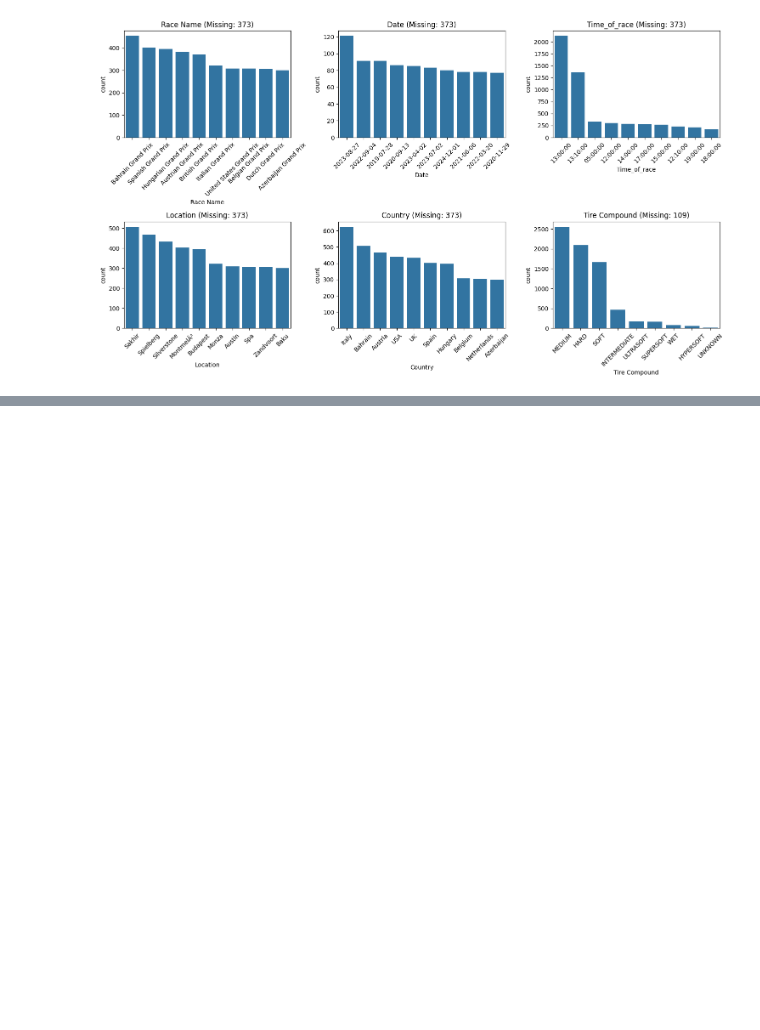
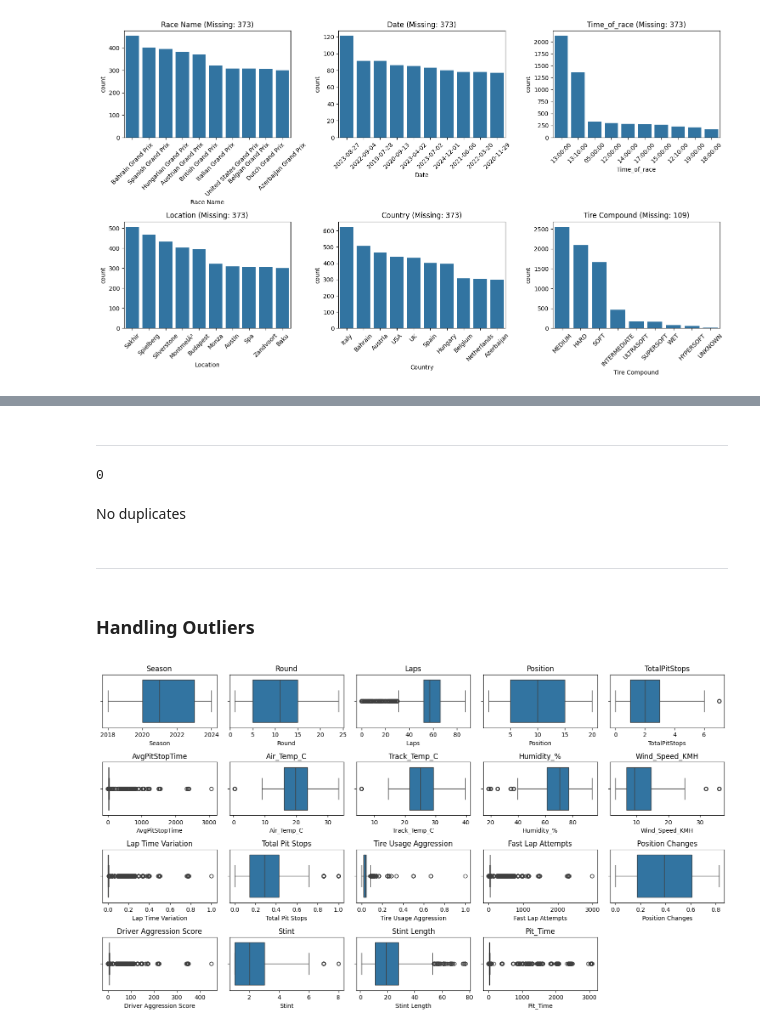
Before and after one commit to danisharain12/Predicting-F1-Champion-2025, a Jupyter notebook: Predicting F1 Champion 2025.ipynb, the cells around one changed output, grey strips where cells are left out. Cells and saved outputs as stored; diff of their text form; code cells hidden in the pictures; blank space fills up the shorter version.

Commit message:
working on feature selection

```diff
--- a/Predicting F1 Champion 2025.ipynb
+++ b/Predicting F1 Champion 2025.ipynb
@@ -273,6 +273,11 @@ condition = df['TotalPitStops'] == 0
 cols_to_fill = ['AvgPitStopTime','Lap Time Variation','Total Pit Stops','Tire Usage Aggression','Fast Lap Attempts','Driver Aggression Score', 'Pit_Time']
 
 df.loc[condition, cols_to_fill] = 0
+# %%
+for col in df.select_dtypes(include=['number']).columns:
+    if df[col].isnull().any():
+        median_value = df[col].median()
+        df[col].fillna(median_value, inplace=True)
 # %%
 cat_cols = df.select_dtypes(include=['object'])
 
@@ -311,0 +297,29 @@ df[df.isna().any(axis=1)].head(50)
+# %%
+for col in df.select_dtypes(include=['object']).columns:
+    if df[col].isnull().any():
+        median_value = df[col].mode()[0]
+        df[col].fillna(median_value, inplace=True)
+# %% [markdown]
+------------
+# %%
+df.duplicated().sum()
+# %% [output]
+0
+# %% [markdown]
+No duplicates
+# %% [markdown]
+--------
+# %% [markdown]
+### Handling Outliers
+# %%
+num = df.select_dtypes(include=['int64', 'float64']).columns
+
+plt.figure(figsize=(15, 10))
+for i, col in enumerate(num):
+    plt.subplot(5,5,i+1)
+    sns.boxplot(data = df, x = col)
+    plt.title(col)
+plt.tight_layout()
+plt.show()
+# %% [output]
+[figure, added]
```
Also changed, not shown: parts of 21 cells of this notebook.
